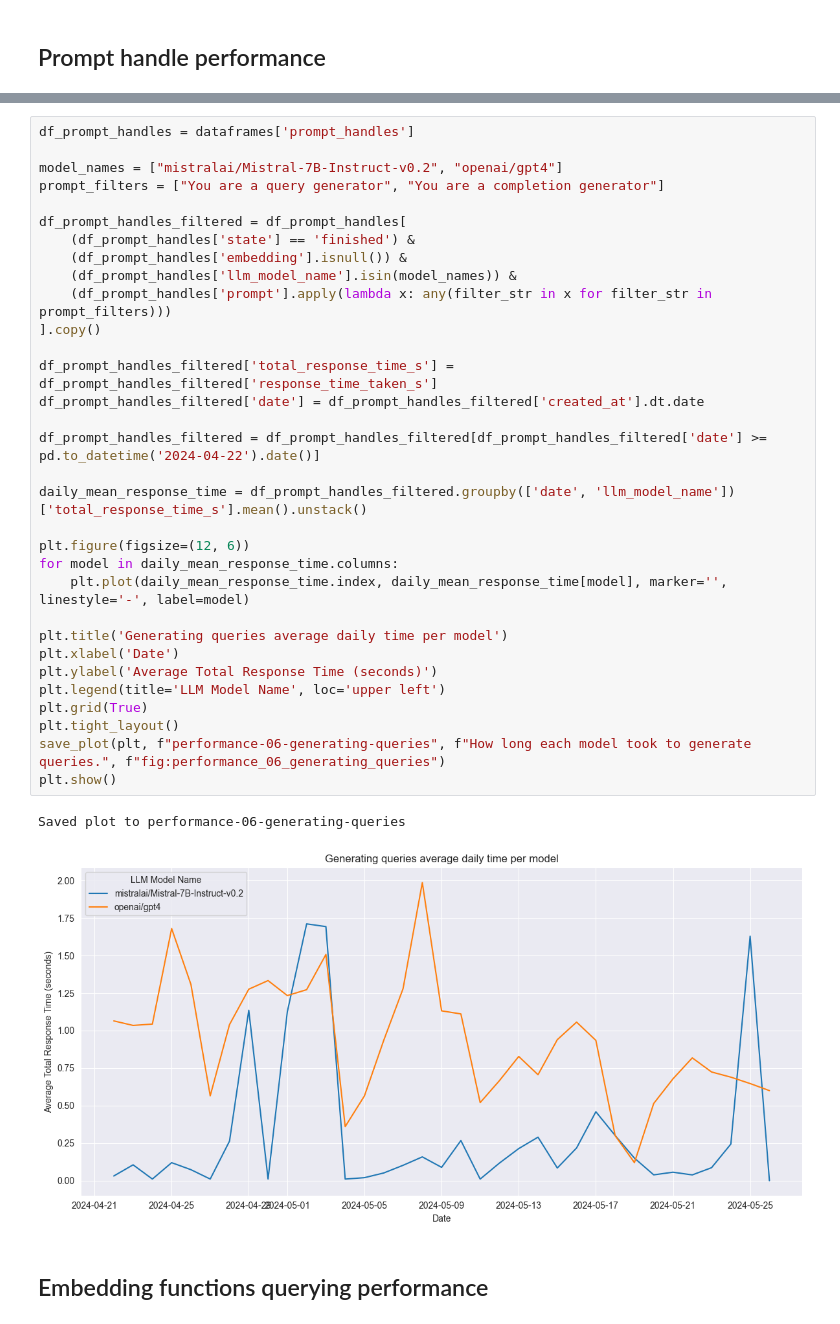
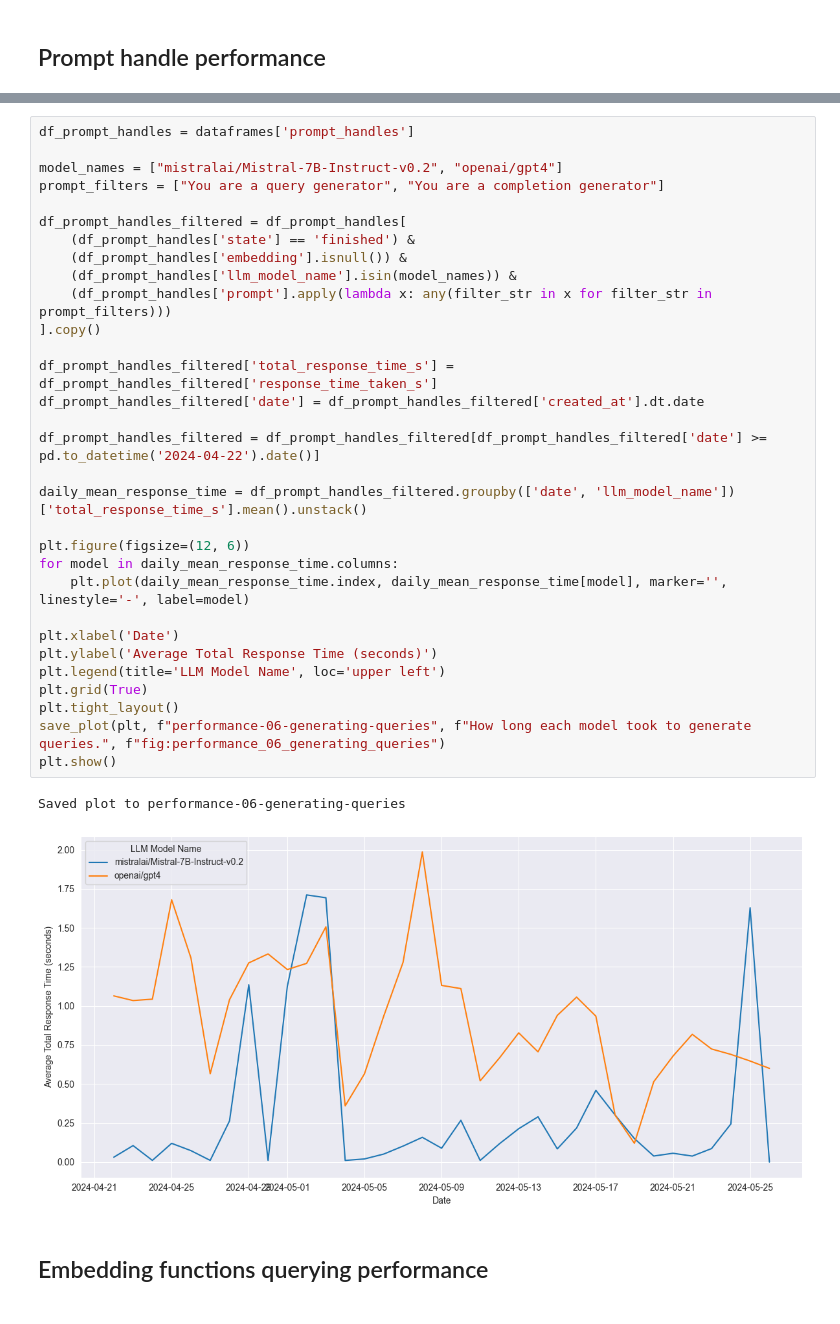
Before and after one commit to nattvara/DA231X, a Jupyter notebook: results/notebooks/performance.ipynb, the cells around one changed output, grey strips where cells are left out. Cells and saved outputs as stored; diff of their text form.

```diff
--- a/results/notebooks/performance.ipynb
+++ b/results/notebooks/performance.ipynb
@@ -279,35 +274,34 @@ df_prompt_handles = dataframes['prompt_handles']
 model_names = ["mistralai/Mistral-7B-Instruct-v0.2", "openai/gpt4"]
 prompt_filters = ["You are a query generator", "You are a completion generator"]
 
 df_prompt_handles_filtered = df_prompt_handles[
     (df_prompt_handles['state'] == 'finished') &
     (df_prompt_handles['embedding'].isnull()) &
     (df_prompt_handles['llm_model_name'].isin(model_names)) &
     (df_prompt_handles['prompt'].apply(lambda x: any(filter_str in x for filter_str in prompt_filters)))
 ].copy()
 
 df_prompt_handles_filtered['total_response_time_s'] = df_prompt_handles_filtered['response_time_taken_s']
 df_prompt_handles_filtered['date'] = df_prompt_handles_filtered['created_at'].dt.date
 
 df_prompt_handles_filtered = df_prompt_handles_filtered[df_prompt_handles_filtered['date'] >= pd.to_datetime('2024-04-22').date()]
 
 daily_mean_response_time = df_prompt_handles_filtered.groupby(['date', 'llm_model_name'])['total_response_time_s'].mean().unstack()
 
 plt.figure(figsize=(12, 6))
 for model in daily_mean_response_time.columns:
     plt.plot(daily_mean_response_time.index, daily_mean_response_time[model], marker='', linestyle='-', label=model)
 
-plt.title('Generating queries average daily time per model')
 plt.xlabel('Date')
 plt.ylabel('Average Total Response Time (seconds)')
 plt.legend(title='LLM Model Name', loc='upper left')
 plt.grid(True)
 plt.tight_layout()
 save_plot(plt, f"performance-06-generating-queries", f"How long each model took to generate queries.", f"fig:performance_06_generating_queries")
 plt.show()
 # %% [output]
 Saved plot to performance-06-generating-queries
-[figure, old version]
+[figure, new version]
 # %% [markdown]
 ## Embedding functions querying performance
 # %%
```
Also changed, not shown: parts of 6 cells of this notebook, 7 other files.
